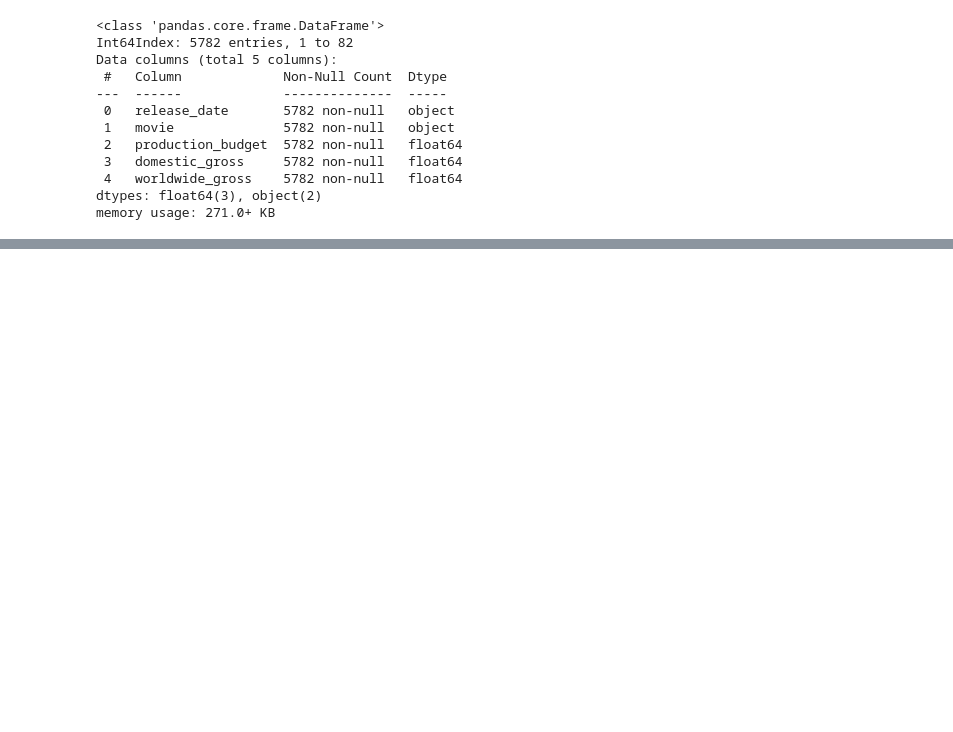
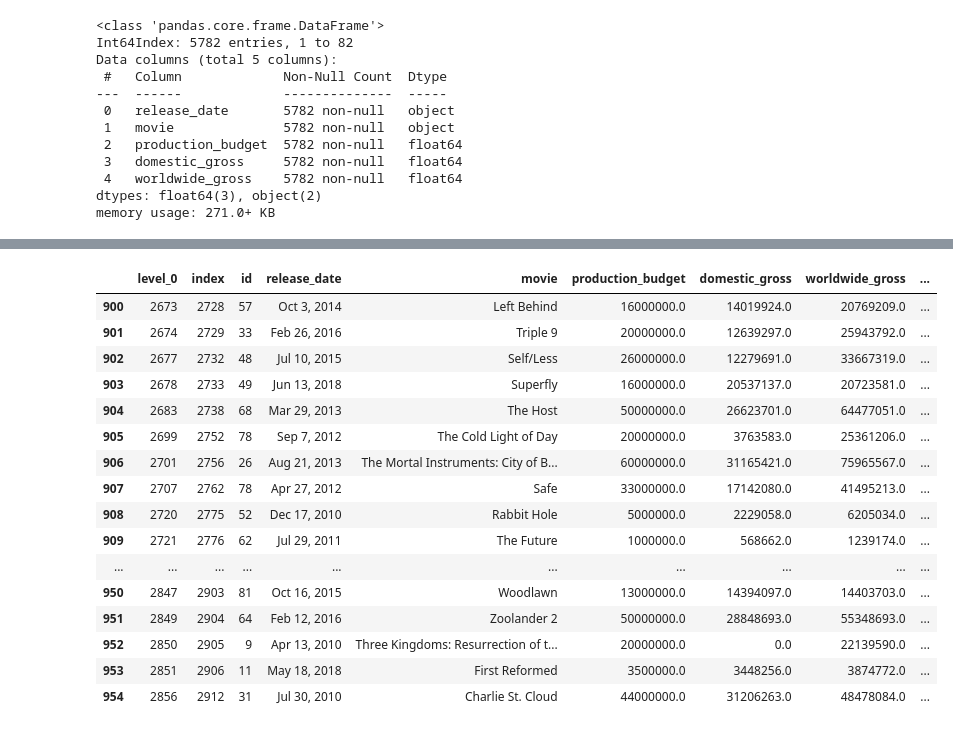
Before and after one commit to SunTzuLombardi/MovieStudioCapstone, a Jupyter notebook: initial_load_clean.ipynb, the cells around one changed output, grey strips where cells are left out. Saved outputs shown, nothing was run; the diff lists cells and outputs as text; code cells hidden in the pictures; blank space fills up the shorter version.

```diff
--- a/initial_load_clean.ipynb
+++ b/initial_load_clean.ipynb
@@ -899,0 +1047,2 @@ memory usage: 271.0+ KB
+# %%
+df_budget_2to65mil_11yrs = df_budget_2to65mil[pd.to_datetime(df_budget_2to65mil['release_date']).dt.year >= 2010]
@@ -899,0 +1060,22 @@ memory usage: 271.0+ KB
+# %%
+df_budget_2to65mil_11yrs.reset_index(inplace =True)
+# %%
+df_budget_2to65mil_11yrs[900:955]
+# %% [output]
+|  | level_0 | index | id | release_date | movie | production_budget | domestic_gross | worldwide_gross | ... |
+| 900 | 2673 | 2728 | 57 | Oct 3, 2014 | Left Behind | 16000000.0 | 14019924.0 | 20769209.0 | ... |
+| 901 | 2674 | 2729 | 33 | Feb 26, 2016 | Triple 9 | 20000000.0 | 12639297.0 | 25943792.0 | ... |
+| 902 | 2677 | 2732 | 48 | Jul 10, 2015 | Self/Less | 26000000.0 | 12279691.0 | 33667319.0 | ... |
+| 903 | 2678 | 2733 | 49 | Jun 13, 2018 | Superfly | 16000000.0 | 20537137.0 | 20723581.0 | ... |
+| 904 | 2683 | 2738 | 68 | Mar 29, 2013 | The Host | 50000000.0 | 26623701.0 | 64477051.0 | ... |
+| 905 | 2699 | 2752 | 78 | Sep 7, 2012 | The Cold Light of Day | 20000000.0 | 3763583.0 | 25361206.0 | ... |
+| 906 | 2701 | 2756 | 26 | Aug 21, 2013 | The Mortal Instruments: City of B... | 60000000.0 | 31165421.0 | 75965567.0 | ... |
+| 907 | 2707 | 2762 | 78 | Apr 27, 2012 | Safe | 33000000.0 | 17142080.0 | 41495213.0 | ... |
+| 908 | 2720 | 2775 | 52 | Dec 17, 2010 | Rabbit Hole | 5000000.0 | 2229058.0 | 6205034.0 | ... |
+| 909 | 2721 | 2776 | 62 | Jul 29, 2011 | The Future | 1000000.0 | 568662.0 | 1239174.0 | ... |
+| ... | ... | ... | ... | ... | ... | ... | ... | ... | ... |
+| 950 | 2847 | 2903 | 81 | Oct 16, 2015 | Woodlawn | 13000000.0 | 14394097.0 | 14403703.0 | ... |
+| 951 | 2849 | 2904 | 64 | Feb 12, 2016 | Zoolander 2 | 50000000.0 | 28848693.0 | 55348693.0 | ... |
+| 952 | 2850 | 2905 | 9 | Apr 13, 2010 | Three Kingdoms: Resurrection of t... | 20000000.0 | 0.0 | 22139590.0 | ... |
+| 953 | 2851 | 2906 | 11 | May 18, 2018 | First Reformed | 3500000.0 | 3448256.0 | 3874772.0 | ... |
+| 954 | 2856 | 2912 | 31 | Jul 30, 2010 | Charlie St. Cloud | 44000000.0 | 31206263.0 | 48478084.0 | ... |
```
Also changed, not shown: parts of 94 cells of this notebook.
